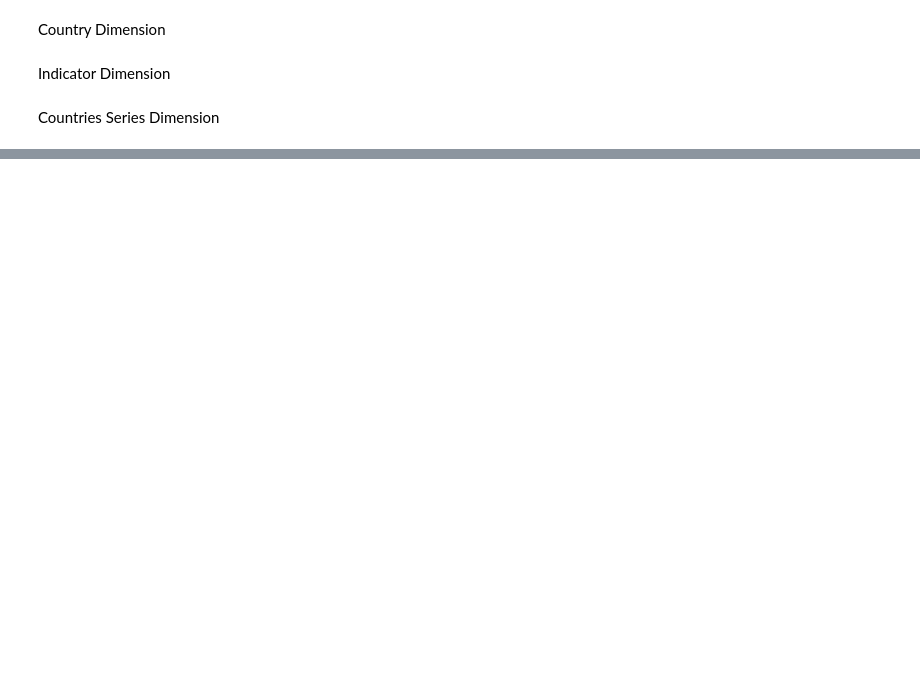
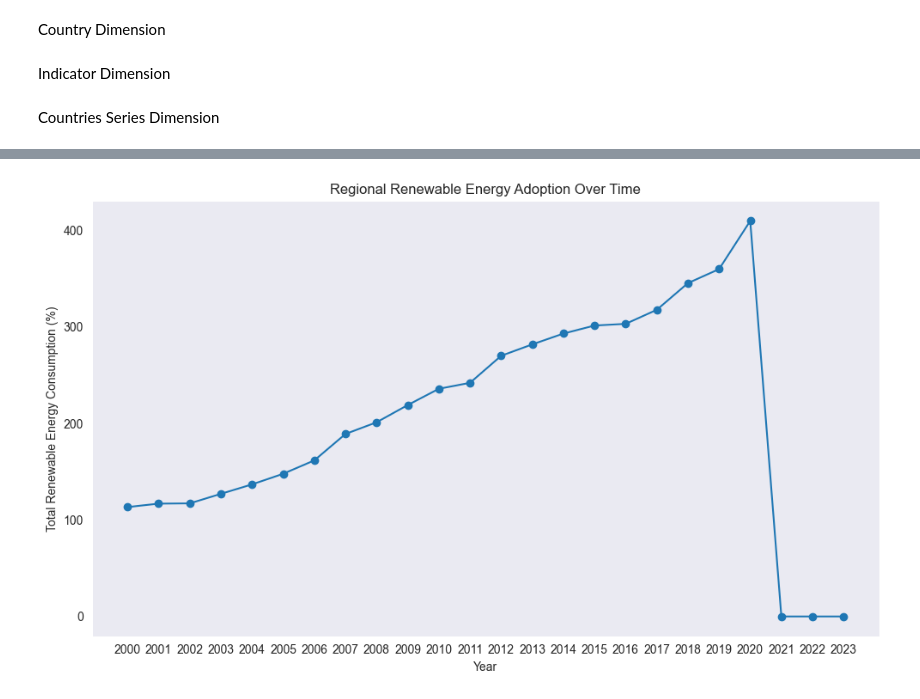
Before and after one commit to HamzaLghali/ESGSustainData, a Jupyter notebook: EsgNotebook.ipynb, the cells around one changed output, grey strips where cells are left out. Cells and saved outputs as stored; diff of their text form; code cells hidden in the pictures; blank space fills up the shorter version.

```diff
--- a/EsgNotebook.ipynb
+++ b/EsgNotebook.ipynb
@@ -193,2 +333,13 @@ import pandas as pd
+# %%
+plt.figure(figsize=(10, 6))
+plt.plot(regional_total["EsgYear"], regional_total["Value"], marker="o")
+plt.title("Regional Renewable Energy Adoption Over Time")
+plt.xlabel("Year")
+plt.ylabel("Total Renewable Energy Consumption (%)")
+plt.grid()
+plt.tight_layout()
+plt.show()
+# %% [output]
+[figure, added]
 # %%
 auth= InteractiveLoginAuthentication()
```
Also changed, not shown: parts of 30 cells of this notebook, 1 other file.
